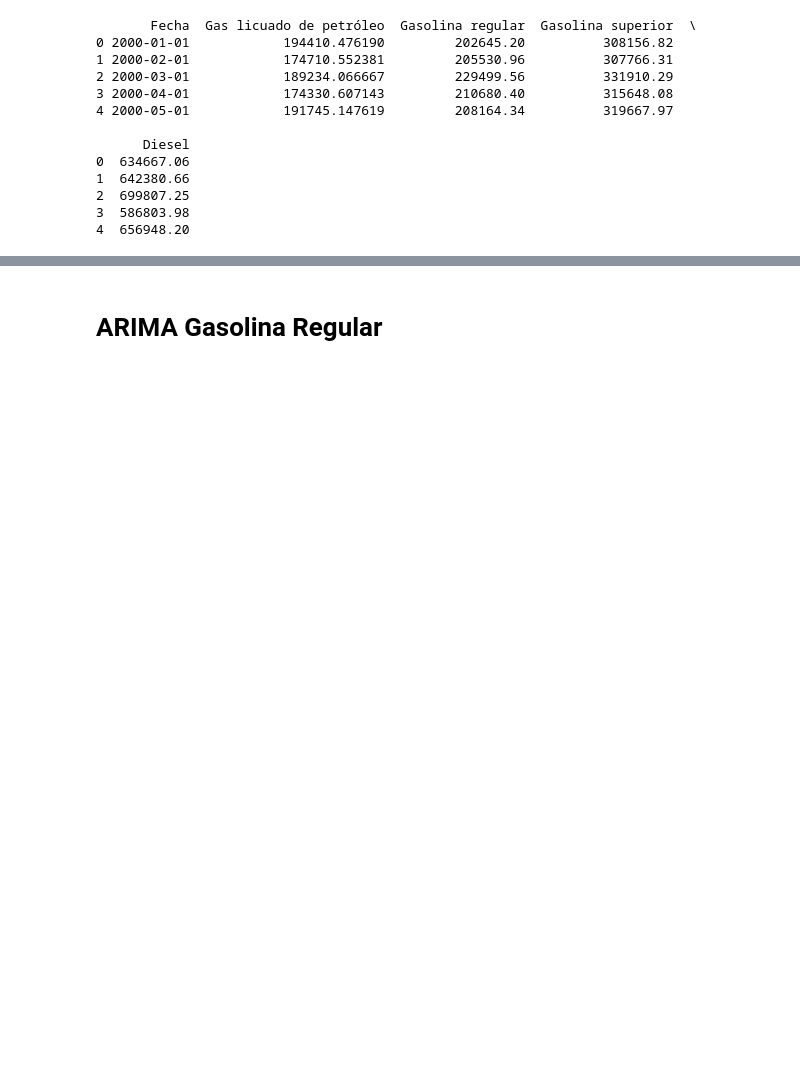
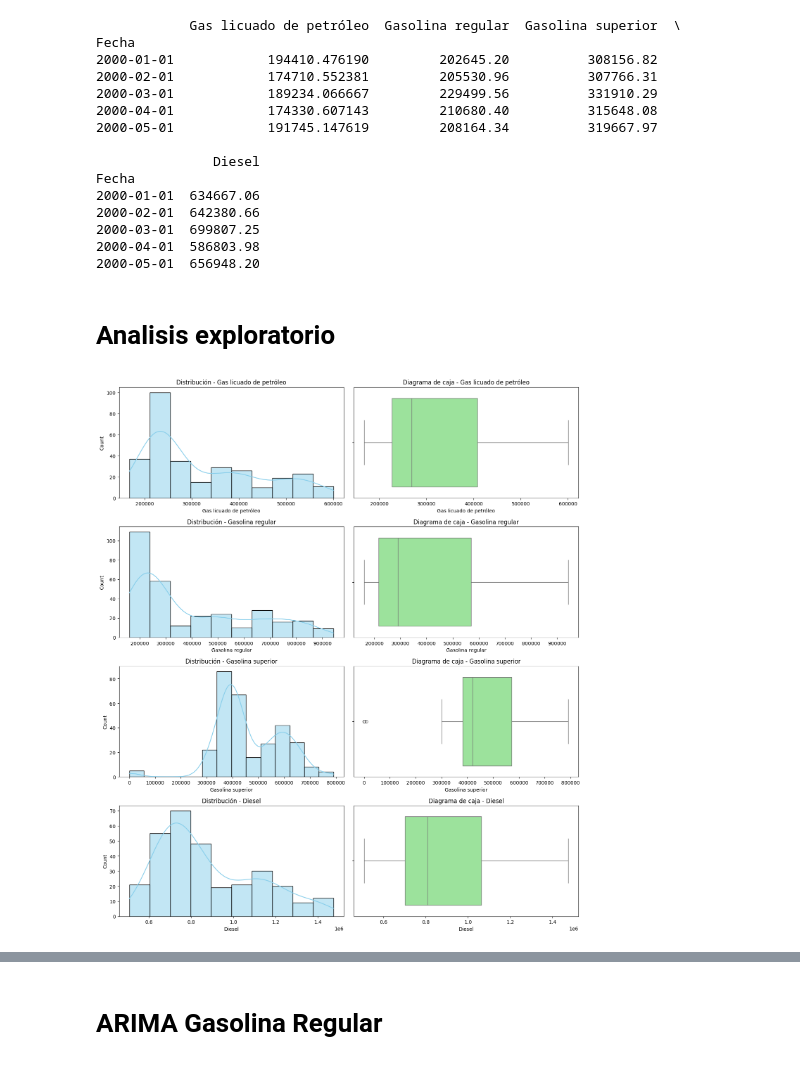
Before and after one commit to Saiyan-Javi/Lab1DS, a Jupyter notebook: Series de tiempo.ipynb, the cells around one changed output, grey strips where cells are left out. Saved outputs shown, nothing was run; the diff lists cells and outputs as text; code cells hidden in the pictures; blank space fills up the shorter version.

Commit message:
Analisis Exploraorio y Avances SeriesTiempo

```diff
--- a/Series de tiempo.ipynb
+++ b/Series de tiempo.ipynb
@@ -13,25 +15,68 @@ from statsmodels.tsa.statespace.sarimax import SARIMAX
 # %%
-df = pd.read_csv('Ventas.csv', parse_dates=['Fecha'], dayfirst=False)
+df = pd.read_csv('Ventas.csv', parse_dates=['Fecha'], dayfirst=False, index_col='Fecha')
 
-df['Fecha'] = pd.to_datetime(df['Fecha'], format='%Y-%m-%d', errors='coerce')
+df.index = pd.to_datetime(df.index, format='%Y-%m-%d', errors='coerce')
 
 # Now you can access the parsed dates
 print(df.head())
-
-train_size = int(len(df) * 0.7)
-train_df = df[0:train_size]
-test_df = df[train_size:len(df)]
 # %% [output]
-       Fecha  Gas licuado de petróleo  Gasolina regular  Gasolina superior  \
-0 2000-01-01            194410.476190         202645.20          308156.82
-1 2000-02-01            174710.552381         205530.96          307766.31
-2 2000-03-01            189234.066667         229499.56          331910.29
-3 2000-04-01            174330.607143         210680.40          315648.08
-4 2000-05-01            191745.147619         208164.34          319667.97
+            Gas licuado de petróleo  Gasolina regular  Gasolina superior  \
+Fecha
+2000-01-01            194410.476190         202645.20          308156.82
+2000-02-01            174710.552381         205530.96          307766.31
+2000-03-01            189234.066667         229499.56          331910.29
+2000-04-01            174330.607143         210680.40          315648.08
+2000-05-01            191745.147619         208164.34          319667.97
 
-      Diesel
-0  634667.06
-1  642380.66
-2  699807.25
-3  586803.98
-4  656948.20
+               Diesel
+Fecha
+2000-01-01  634667.06
+2000-02-01  642380.66
+2000-03-01  699807.25
+2000-04-01  586803.98
+2000-05-01  656948.20
+# %% [markdown]
+# Analisis exploratorio #
+# %%
+columnas = ['Gas licuado de petróleo', 'Gasolina regular', 'Gasolina superior', 'Diesel']
+datos = df[columnas]
+
+# Crear un diccionario para almacenar resultados
+resultados = {}
+
+# Análisis estadístico para cada variable
+for col in columnas:
+    valores = datos[col].dropna()
+    media = np.mean(valores)
+    mediana = np.median(valores)
+    std = np.std(valores)
+    asimetria = skew(valores)
+    curtosis_val = kurtosis(valores)
+    stat, p = shapiro(valores)
+
+    resultados[col] = {
+        'Media': media,
+        'Mediana': mediana,
+        'Desviación estándar': std,
+        'Asimetría': asimetria,
+        'Curtosis': curtosis_val,
+        'Shapiro-Wilk p-valor': p
+    }
+
+# Mostrar las estadísticas
+estadisticas = pd.DataFrame(resultados).T
+
+# Graficar distribuciones y boxplots
+fig, axs = plt.subplots(4, 2, figsize=(14, 16))
+
+for i, col in enumerate(columnas):
+    sns.histplot(datos[col], kde=True, ax=axs[i, 0], color='skyblue')
+    axs[i, 0].set_title(f'Distribución - {col}')
+
+    sns.boxplot(x=datos[col], ax=axs[i, 1], color='lightgreen')
+    axs[i, 1].set_title(f'Diagrama de caja - {col}')
+
+plt.tight_layout()
+plt.show()
+# %% [output]
+[figure, added]
```
Also changed, not shown: parts of 33 cells of this notebook.
